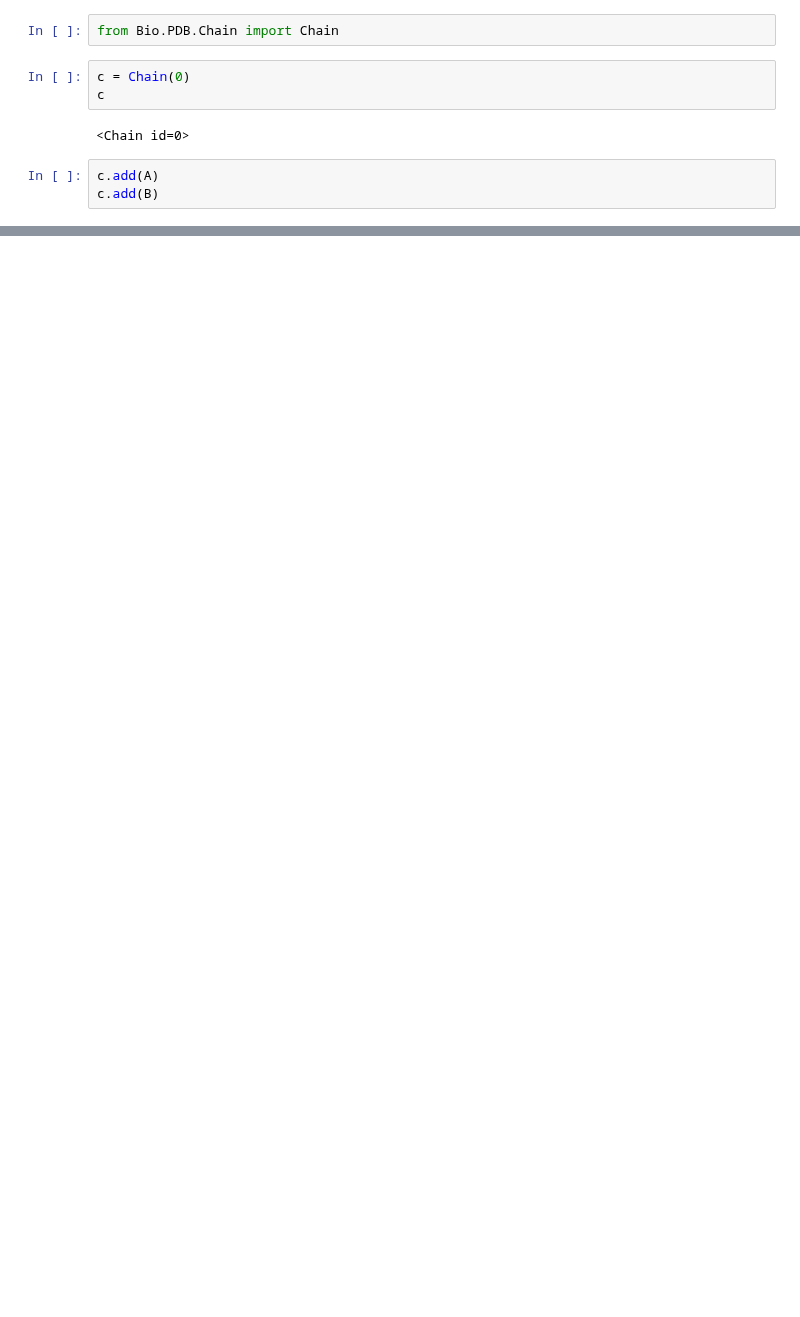
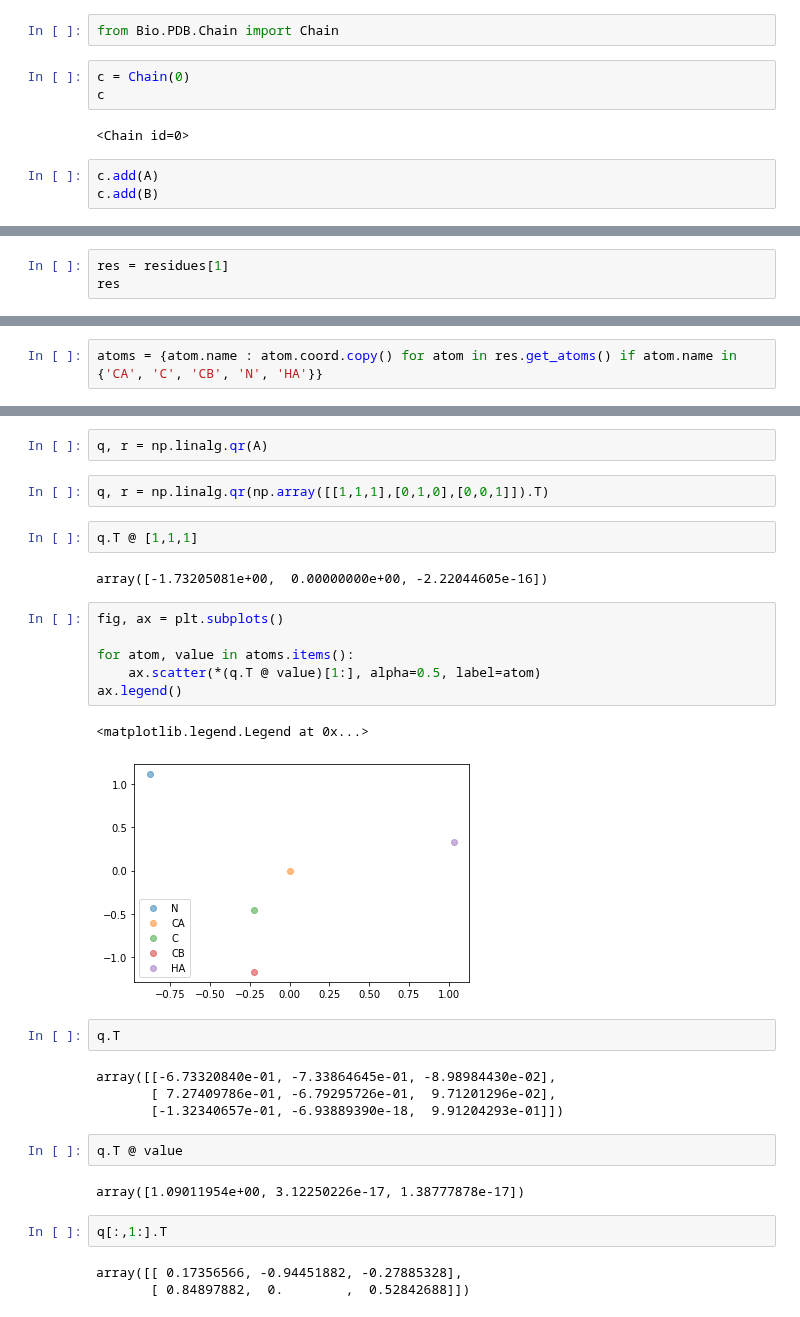
Before and after one commit to liedllab/TopModel, a Jupyter notebook: playground.ipynb, the cells around one changed output, grey strips where cells are left out. Drawn from its saved outputs; the diff is of its cells as text; blank space fills up the shorter version.

```diff
--- a/playground.ipynb
+++ b/playground.ipynb
@@ -232,0 +296,3 @@ NGLWidget()
+# %%
+res = residues[1]
+res
@@ -232,0 +301,2 @@ NGLWidget()
+# %%
+atoms = {atom.name : atom.coord.copy() for atom in res.get_atoms() if atom.name in {'CA', 'C', 'CB', 'N', 'HA'}}
@@ -232,0 +321,32 @@ NGLWidget()
+# %%
+q, r = np.linalg.qr(A)
+# %%
+q, r = np.linalg.qr(np.array([[1,1,1],[0,1,0],[0,0,1]]).T)
+# %%
+q.T @ [1,1,1]
+# %% [output]
+array([-1.73205081e+00,  0.00000000e+00, -2.22044605e-16])
+# %%
+fig, ax = plt.subplots()
+
+for atom, value in atoms.items():
+    ax.scatter(*(q.T @ value)[1:], alpha=0.5, label=atom)
+ax.legend()
+# %% [output]
+<matplotlib.legend.Legend at 0x...>
+[figure, added]
+# %%
+q.T
+# %% [output]
+array([[-6.73320840e-01, -7.33864645e-01, -8.98984430e-02],
+       [ 7.27409786e-01, -6.79295726e-01,  9.71201296e-02],
+       [-1.32340657e-01, -6.93889390e-18,  9.91204293e-01]])
+# %%
+q.T @ value
+# %% [output]
+array([1.09011954e+00, 3.12250226e-17, 1.38777878e-17])
+# %%
+q[:,1:].T
+# %% [output]
+array([[ 0.17356566, -0.94451882, -0.27885328],
+       [ 0.84897882,  0.        ,  0.52842688]])
```
Also changed, not shown: parts of 33 cells of this notebook, 3 other files.
